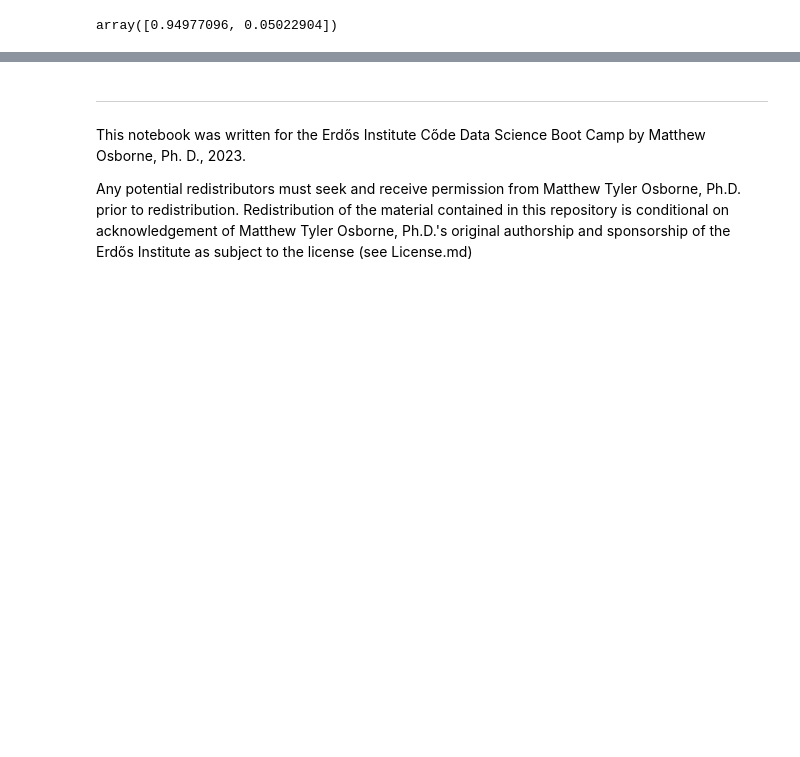
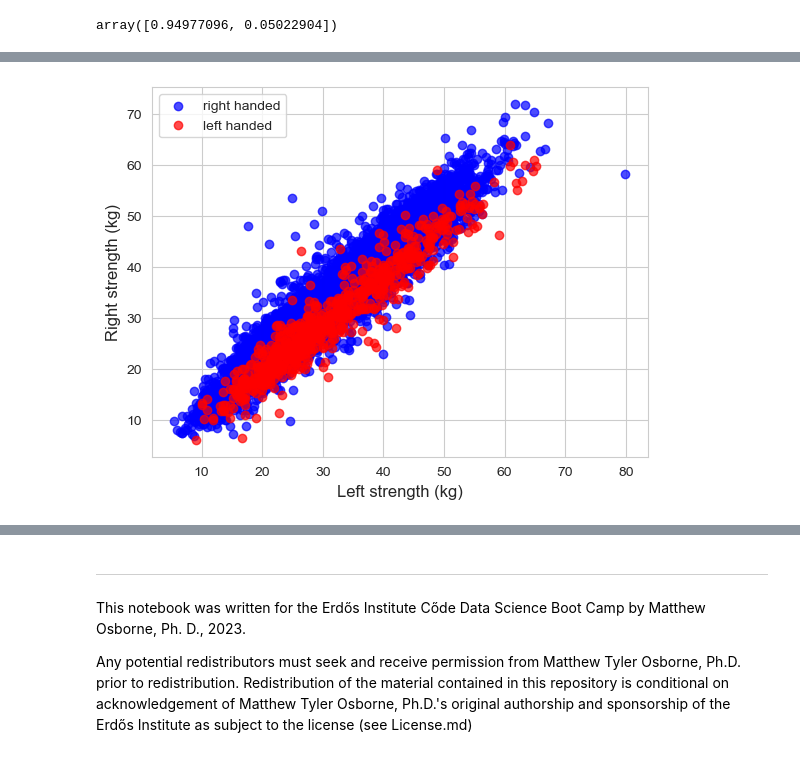
Before and after one commit to parabamoghv/Erdos_AU2024_copy, a Jupyter notebook: week_05_regression_III/lecture_5/2_Principal_Components_Analysis_Complete.ipynb, the cells around one changed output, grey strips where cells are left out. Drawn from its saved outputs; the diff is of its cells as text; code cells hidden in the pictures; blank space fills up the shorter version.

```diff
--- a/week_05_regression_III/lecture_5/2_Principal_Components_Analysis_Complete.ipynb
+++ b/week_05_regression_III/lecture_5/2_Principal_Components_Analysis_Complete.ipynb
@@ -551,0 +311,3 @@ If this problem interested you, check out my blog post using this data :)
+# %%
+df = pd.read_csv('../../data/grip_data.csv', usecols= ['GS_largest_R', 'GS_largest_L', 'dominant', 'weight_kg'])
+df.sample(20)
@@ -551,0 +338,13 @@ If this problem interested you, check out my blog post using this data :)
+# %%
+left_hand = (df['dominant'] == 0)
+right_hand = (df['dominant'] == 1)
+plt.scatter(df['GS_largest_L'][right_hand], df['GS_largest_R'][right_hand], c = 'b', alpha = 0.7, label = 'right handed')
+plt.scatter(df['GS_largest_L'][left_hand], df['GS_largest_R'][left_hand], c = 'r', alpha = 0.7, label = 'left handed')
+
+plt.xlabel("Left strength (kg)", fontsize=12)
+plt.ylabel("Right strength (kg)", fontsize=12)
+
+plt.legend()
+plt.show()
+# %% [output]
+[figure, added]
```
Also changed, not shown: parts of 47 cells of this notebook, 3 other files.
